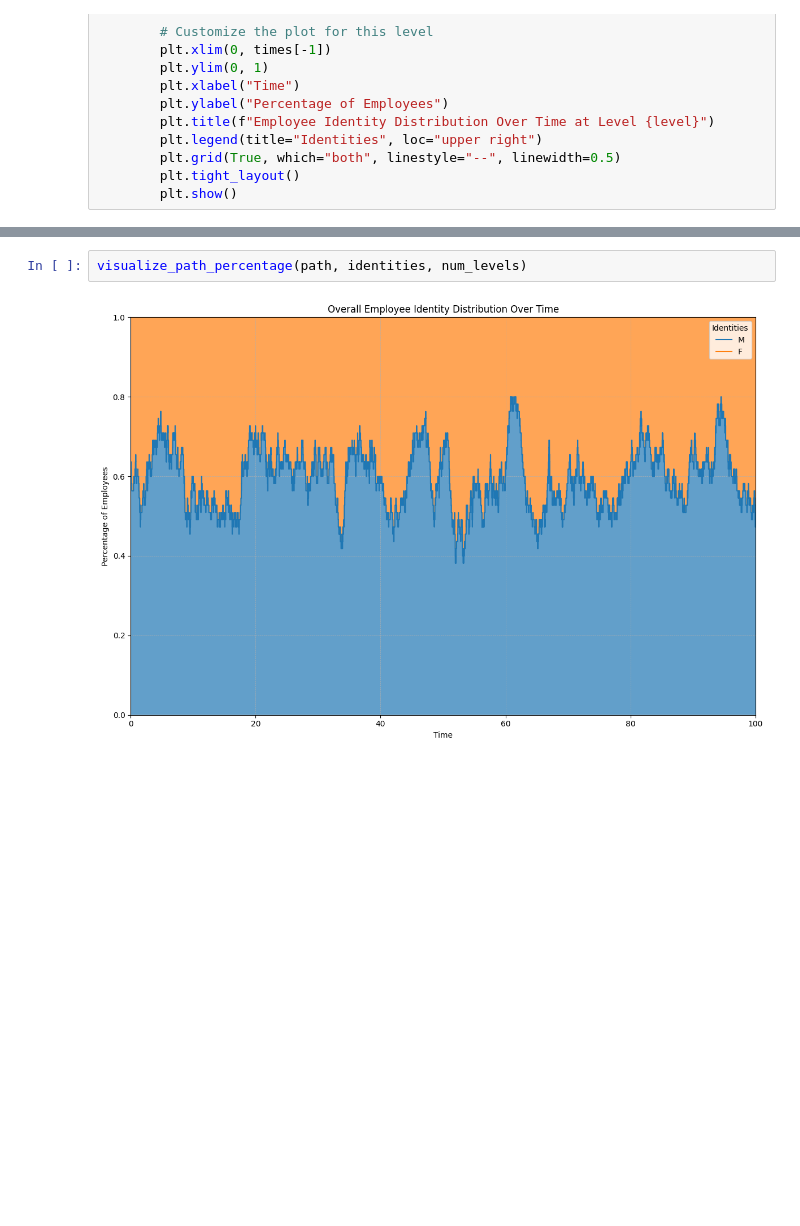
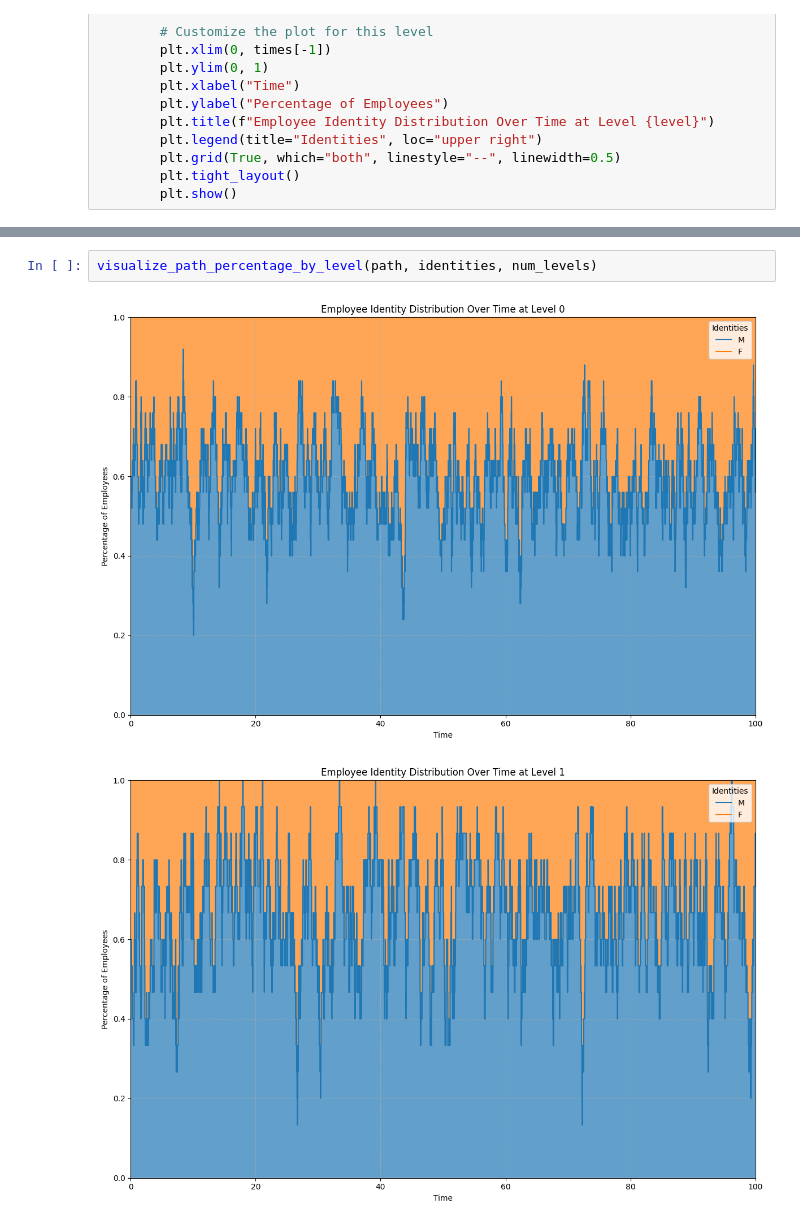
Before and after one commit to jcj59/gender-bias-analysis, a Jupyter notebook: notebooks/test.ipynb, the cells around one changed output, grey strips where cells are left out. Drawn from its saved outputs; the diff is of its cells as text; blank space fills up the shorter version.

```diff
--- a/notebooks/test.ipynb
+++ b/notebooks/test.ipynb
@@ -110,4 +114,5 @@ Simulation time: 90.28
 # %%
-visualize_path_percentage(path, identities, num_levels)
+visualize_path_percentage_by_level(path, identities, num_levels)
 # %% [output]
-[figure, old version]
+[figure, new version]
+[figure, added]
```
Also changed, not shown: parts of 6 cells of this notebook, 6 other files.
